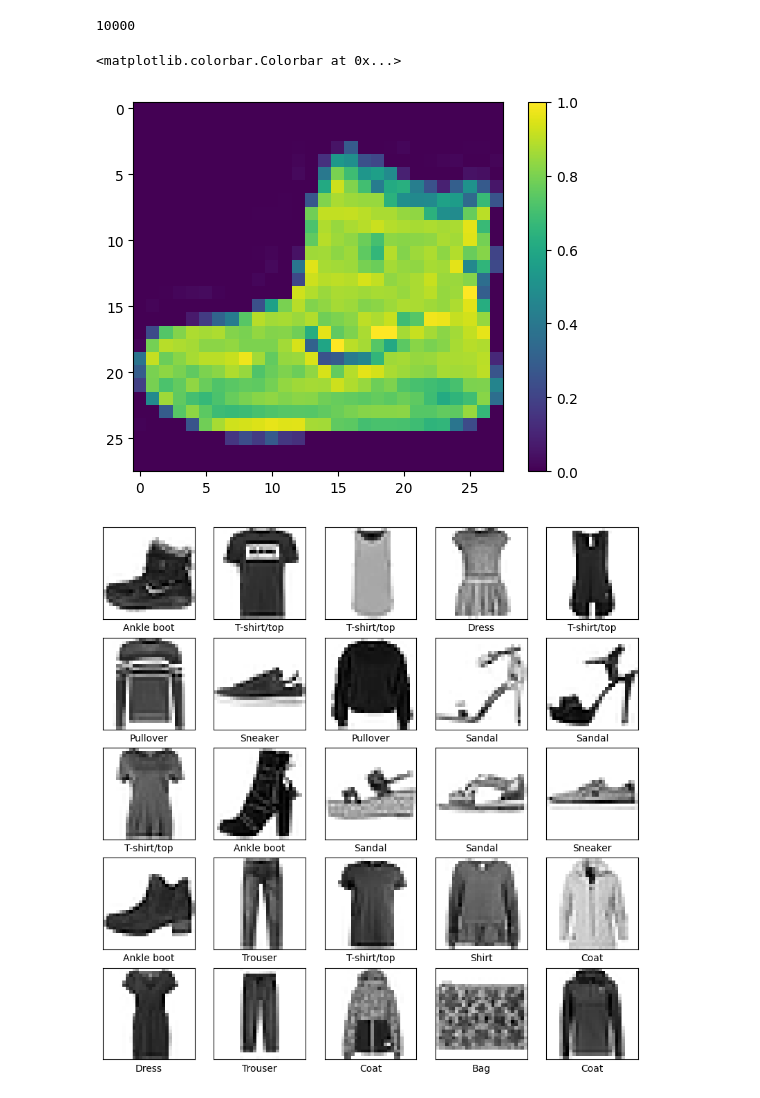
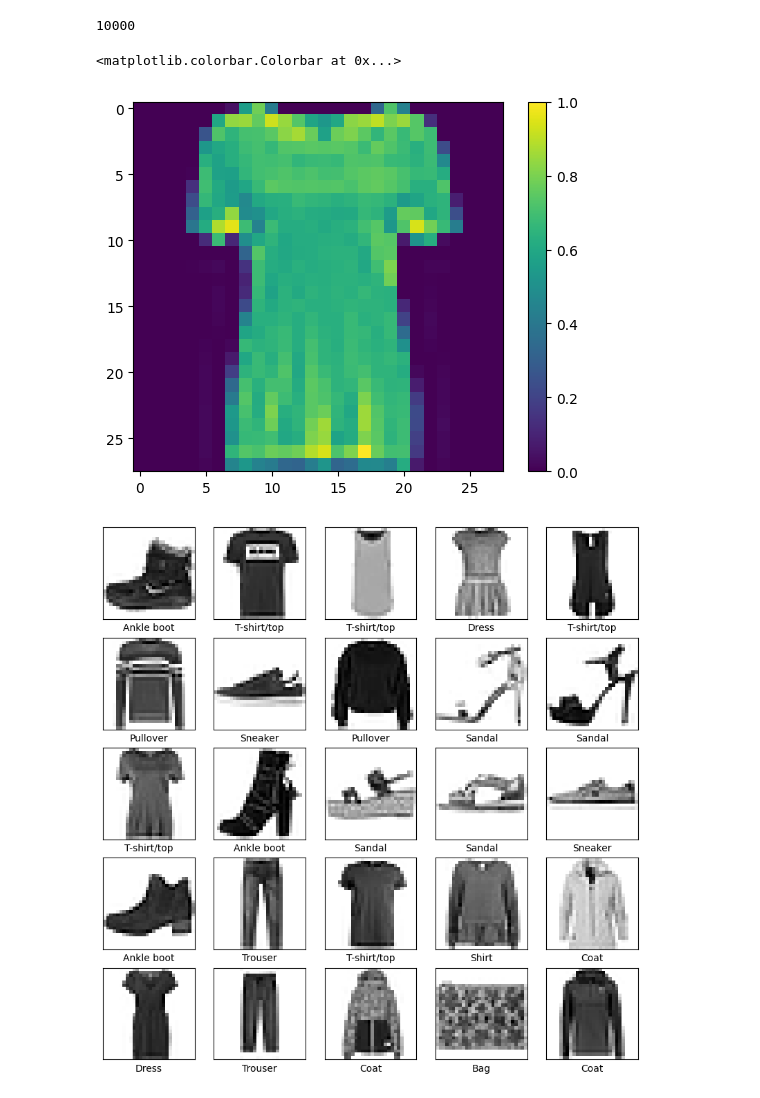
Before and after one commit to Miguelmdv/Python_For_IA, a Jupyter notebook: Bloque 5 - Deep Learning para Visión Artificial/Basic_classification_TF2.ipynb, the cells around one changed output. Cells and saved outputs as stored; diff of their text form; code cells hidden in the pictures.

```diff
--- a/Bloque 5 - Deep Learning para Visión Artificial/Basic_classification_TF2.ipynb
+++ b/Bloque 5 - Deep Learning para Visión Artificial/Basic_classification_TF2.ipynb
@@ -54,11 +54,11 @@ len(test_labels)
 10000
 # %%
 plt.figure()
-plt.imshow(train_images[0])
+plt.imshow(train_images[10])
 plt.colorbar()
 # %% [output]
 <matplotlib.colorbar.Colorbar at 0x...>
-[figure, old version]
+[figure, new version]
 # %%
 train_images = train_images / 255.0
 
```
Also changed, not shown: parts of 10 cells of this notebook, 16 other files.
